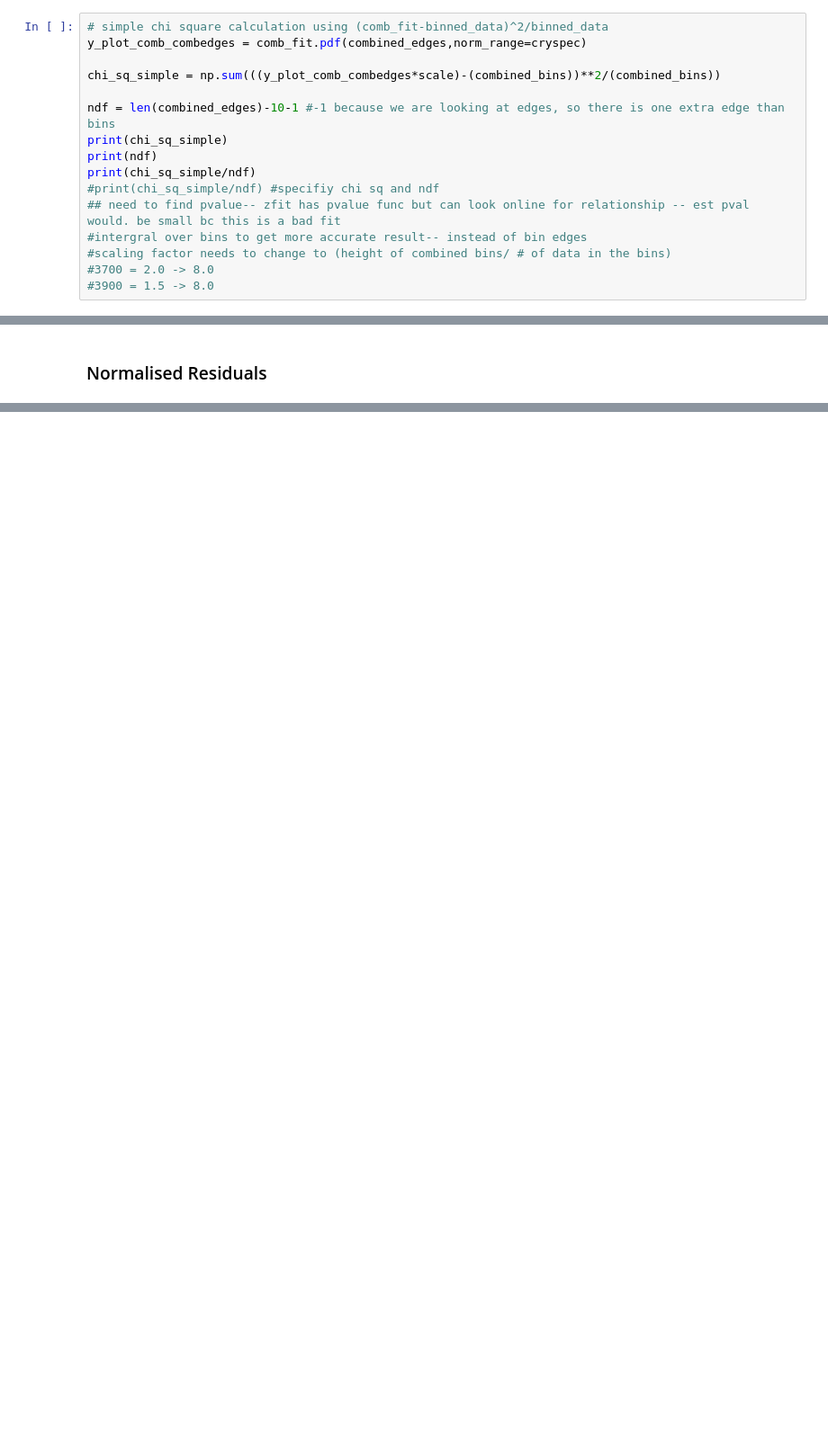
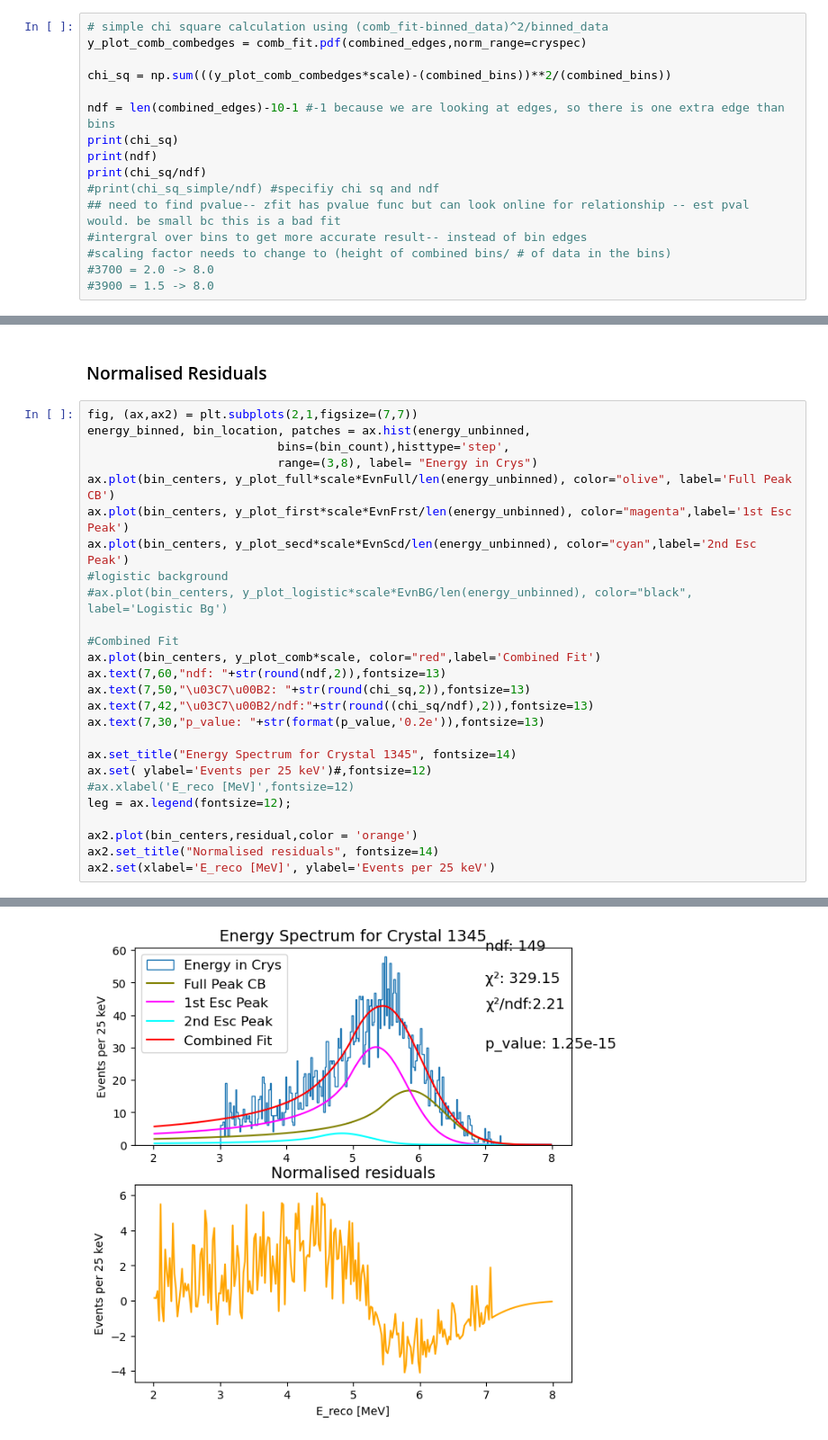
Before and after one commit to sophiemiddleton/SourceFitting, a Jupyter notebook: PythonFitting/GoodnessOfFit.ipynb, the cells around one changed output, grey strips where cells are left out. Shown at 90% size. Drawn from its saved outputs; the diff is of its cells as text; blank space fills up the shorter version.

```diff
--- a/PythonFitting/GoodnessOfFit.ipynb
+++ b/PythonFitting/GoodnessOfFit.ipynb
@@ -148,12 +148,12 @@ for (i,j) in zip(energy_binned,bin_location):
 # simple chi square calculation using (comb_fit-binned_data)^2/binned_data
 y_plot_comb_combedges = comb_fit.pdf(combined_edges,norm_range=cryspec)
 
-chi_sq_simple = np.sum(((y_plot_comb_combedges*scale)-(combined_bins))**2/(combined_bins))
+chi_sq = np.sum(((y_plot_comb_combedges*scale)-(combined_bins))**2/(combined_bins))
 
 ndf = len(combined_edges)-10-1 #-1 because we are looking at edges, so there is one extra edge than bins
-print(chi_sq_simple)
+print(chi_sq)
 print(ndf)
-print(chi_sq_simple/ndf)
+print(chi_sq/ndf)
 #print(chi_sq_simple/ndf) #specifiy chi sq and ndf
 ## need to find pvalue-- zfit has pvalue func but can look online for relationship -- est pval would. be small bc this is a bad fit
 #intergral over bins to get more accurate result-- instead of bin edges
@@ -259,2 +266,29 @@ print(p_value)
 # %% [markdown]
 ### Normalised Residuals
+# %%
+fig, (ax,ax2) = plt.subplots(2,1,figsize=(7,7))
+energy_binned, bin_location, patches = ax.hist(energy_unbinned,
+                           bins=(bin_count),histtype='step',
+                           range=(3,8), label= "Energy in Crys")
+ax.plot(bin_centers, y_plot_full*scale*EvnFull/len(energy_unbinned), color="olive", label='Full Peak CB')
+ax.plot(bin_centers, y_plot_first*scale*EvnFrst/len(energy_unbinned), color="magenta",label='1st Esc Peak')
+ax.plot(bin_centers, y_plot_secd*scale*EvnScd/len(energy_unbinned), color="cyan",label='2nd Esc Peak')
+#logistic background
+#ax.plot(bin_centers, y_plot_logistic*scale*EvnBG/len(energy_unbinned), color="black", label='Logistic Bg')
+
+#Combined Fit
+ax.plot(bin_centers, y_plot_comb*scale, color="red",label='Combined Fit')
+ax.text(7,60,"ndf: "+str(round(ndf,2)),fontsize=13)
+ax.text(7,50,"\u03C7\u00B2: "+str(round(chi_sq,2)),fontsize=13)
+ax.text(7,42,"\u03C7\u00B2/ndf:"+str(round((chi_sq/ndf),2)),fontsize=13)
+ax.text(7,30,"p_value: "+str(format(p_value,'0.2e')),fontsize=13)
+
+ax.set_title("Energy Spectrum for Crystal 1345", fontsize=14)
+ax.set( ylabel='Events per 25 keV')#,fontsize=12)
+#ax.xlabel('E_reco [MeV]',fontsize=12)
+leg = ax.legend(fontsize=12);
+
+ax2.plot(bin_centers,residual,color = 'orange')
+ax2.set_title("Normalised residuals", fontsize=14)
+ax2.set(xlabel='E_reco [MeV]', ylabel='Events per 25 keV')
+# %% [output]
@@ -260,0 +296 @@ print(p_value)
+[figure, added]
```
Also changed, not shown: parts of 15 cells of this notebook, 6 other files.
